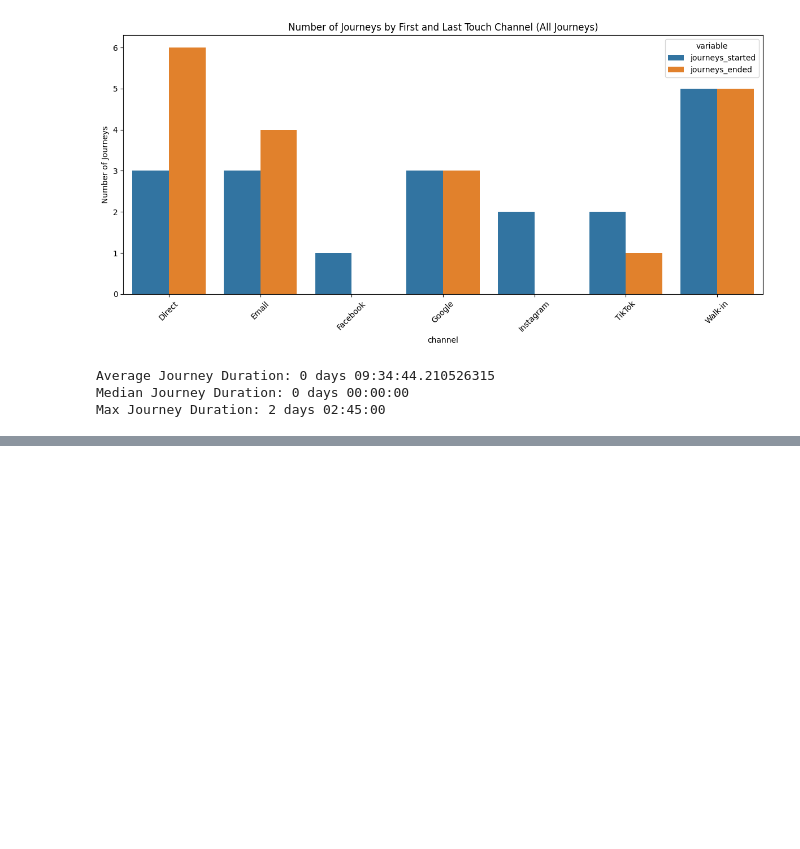
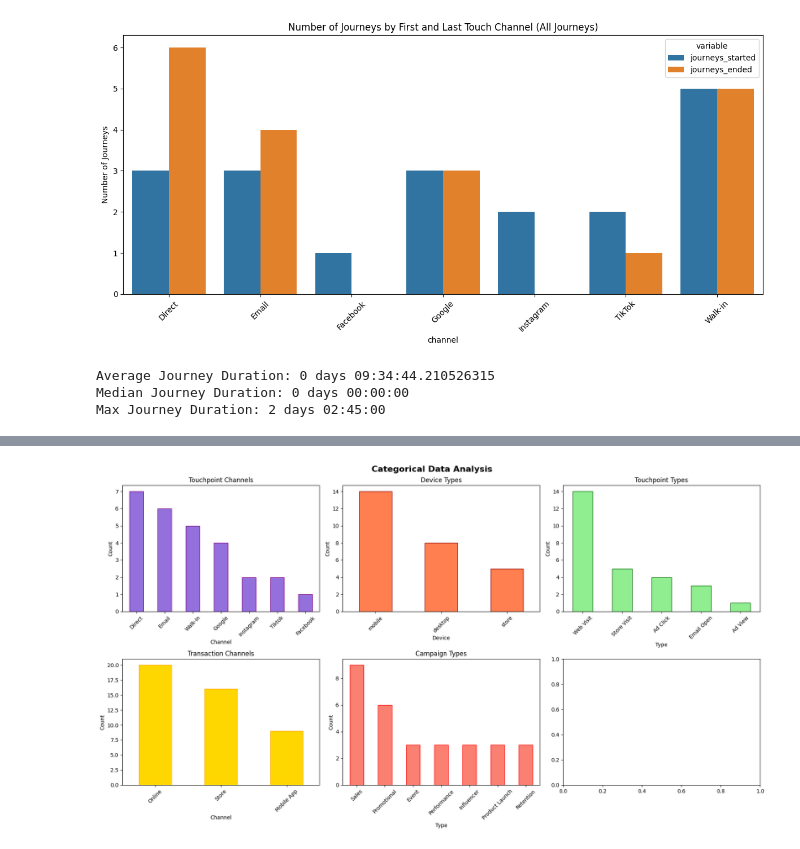
Before and after one commit to jasminemtran/EIC_Project, a Jupyter notebook: Labs/Resources/python-notebooks/EIC Project.ipynb, the cells around one changed output, grey strips where cells are left out. Saved outputs shown, nothing was run; the diff lists cells and outputs as text; code cells hidden in the pictures; blank space fills up the shorter version.

```diff
--- a/Labs/Resources/python-notebooks/EIC Project.ipynb
+++ b/Labs/Resources/python-notebooks/EIC Project.ipynb
@@ -40,2 +40,5 @@ return_flag            0
 dtype: int64
+# %%
+cln_df_trans = channel_transactions.copy() #creates a copy
+cln_df_trans.columns = cln_df_trans.columns.str.lower()
 # %%
@@ -99,7 +101,7 @@ cln_df_trans = cln_df_trans.astype({
 
 cln_df_trans['store_id'] = cln_df_trans['store_id'].astype('string')
 
-cln_df_trans['order_date'] = pd.to_datetime(cln_df_trans['order_date'], format='%m/%d/%y %H:%M')
+cln_df_trans['order_date'] = pd.to_datetime(cln_df_trans['order_date'], format='mixed')
 # %%
 # Analyse categorical columns uniqueness
 trans_cat_cols = ['channel', 'payment_method', 'device_type', 'fulfillment_method']
@@ -166,2 +168,5 @@ store_id                22
 dtype: int64
+# %%
+cln_df_touchpoints = channel_touchpoints.copy()
+cln_df_touchpoints.columns = cln_df_touchpoints.columns.str.lower()
 # %%
@@ -899,0 +893,91 @@ plt.close()
+# %%
+print("\n" + "=" * 60)
+print("CATEGORICAL DATA ANALYSIS")
+print("=" * 60)
+
+# Create visualizations for categorical data
+fig, axes = plt.subplots(2, 3, figsize=(18, 10))
+fig.suptitle('Categorical Data Analysis', fontsize=16, fontweight='bold')
+
+# 1. Channel distribution in touchpoints
+print("\n1. Touchpoint Channels:")
+channel_counts = cln_df_touchpoints['channel'].value_counts()
+print(f"  Unique values: {cln_df_touchpoints['channel'].nunique()}")
+print(f"  Top 3: {', '.join(channel_counts.head(3).index.tolist())}")
+print("  Value counts:")
+print(channel_counts)
+
+ax1 = axes[0, 0]
+channel_counts.plot(kind='bar', ax=ax1, color='mediumpurple', edgecolor='purple')
+ax1.set_title('Touchpoint Channels')
+ax1.set_xlabel('Channel')
+ax1.set_ylabel('Count')
+ax1.tick_params(axis='x', rotation=45)
+
+# 2. Device types
+print("\n2. Device Types:")
+device_counts = cln_df_touchpoints['device_type'].value_counts()
+print(f"  Unique values: {cln_df_touchpoints['device_type'].nunique()}")
+print("  Value counts:")
+print(device_counts)
+
+ax2 = axes[0, 1]
+device_counts.plot(kind='bar', ax=ax2, color='coral', edgecolor='darkred')
+ax2.set_title('Device Types')
+ax2.set_xlabel('Device')
+ax2.set_ylabel('Count')
+ax2.tick_params(axis='x', rotation=45)
+
+# 3. Touchpoint types
+print("\n3. Touchpoint Types:")
+touchpoint_counts = cln_df_touchpoints['touchpoint_type'].value_counts()
+print(f"  Unique values: {cln_df_touchpoints['touchpoint_type'].nunique()}")
+print("  Value counts:")
+print(touchpoint_counts)
+
+ax3 = axes[0, 2]
+touchpoint_counts.plot(kind='bar', ax=ax3, color='lightgreen', edgecolor='darkgreen')
+ax3.set_title('Touchpoint Types')
+ax3.set_xlabel('Type')
+ax3.set_ylabel('Count')
+ax3.tick_params(axis='x', rotation=45)
+
+
+# Replot after fixing
+# channel_fixed = cln_df_touchpoints['channel'].value_counts()
+# ax4 = axes[1, 0]
+# channel_fixed.plot(kind='bar', ax=ax4, color='mediumpurple', edgecolor='purple')
+# ax4.set_title('Channels (After Standardization)')
+# ax4.set_xlabel('Channel')
+# ax4.set_ylabel('Count')
+# ax4.tick_params(axis='x', rotation=45)
+
+# Transaction channels
+print("\nTransaction Channels:")
+trans_channel_counts = cln_df_trans['channel'].value_counts()
+print("  Value counts:")
+print(trans_channel_counts)
+
+ax4 = axes[1, 0]
+trans_channel_counts.plot(kind='bar', ax=ax4, color='gold', edgecolor='orange')
+ax4.set_title('Transaction Channels')
+ax4.set_xlabel('Channel')
+ax4.set_ylabel('Count')
+ax4.tick_params(axis='x', rotation=45)
+
+# Campaign types
+print("\nCampaign Types:")
+campaign_types = cln_df_mkt_cmp['campaign_type'].value_counts()
+print("  Value counts:")
+print(campaign_types)
+
+ax5 = axes[1, 1]
+campaign_types.plot(kind='bar', ax=ax5, color='salmon', edgecolor='red')
+ax5.set_title('Campaign Types')
+ax5.set_xlabel('Type')
+ax5.set_ylabel('Count')
+ax5.tick_params(axis='x', rotation=45)
+
+plt.tight_layout()
+plt.show()
+# %% [output]
@@ -899,0 +1001 @@ plt.close()
+[figure, added]
```
Also changed, not shown: parts of 40 cells of this notebook, 4 other files.
